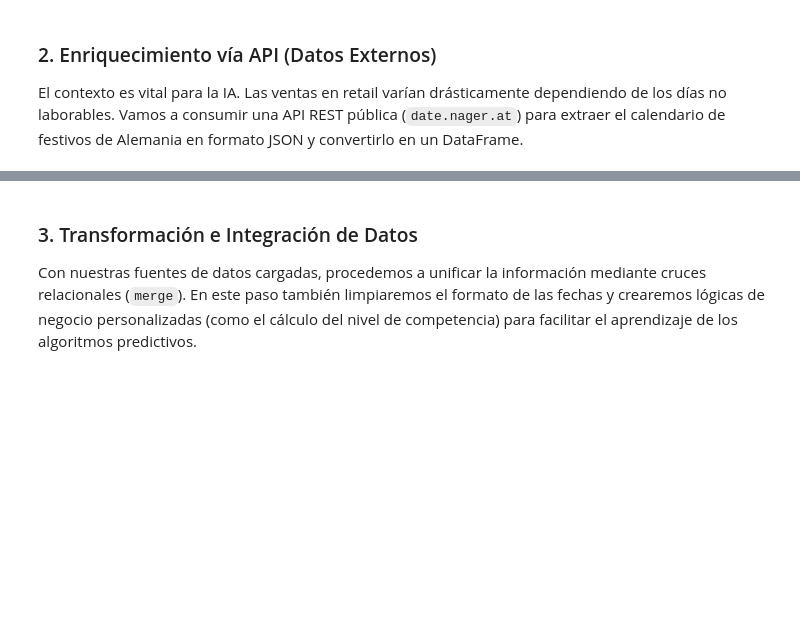
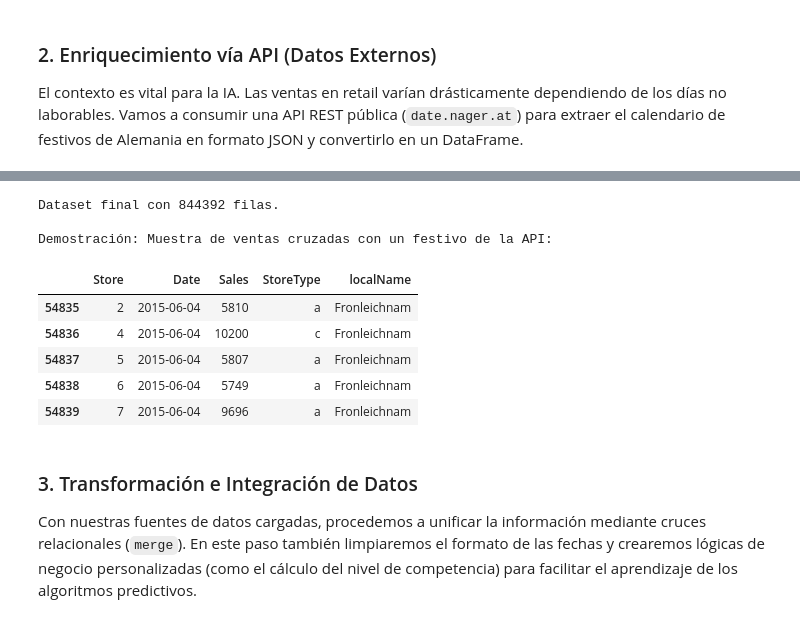
Before and after one commit to pvalbla/prediccion_ventas_supermercados, a Jupyter notebook: notebooks/01_exploracion.ipynb, the cells around one changed output, grey strips where cells are left out. Drawn from its saved outputs; the diff is of its cells as text; code cells hidden in the pictures; blank space fills up the shorter version.

```diff
--- a/notebooks/01_exploracion.ipynb
+++ b/notebooks/01_exploracion.ipynb
@@ -67,3 +67,43 @@ Obteniendo calendario de festivos de Alemania (API)...
+# %%
+# Cruce de datos
+df_master_demo = pd.merge(df_ventas, df_tiendas, on='Store', how='left')
+
+# Preparación de la Key para el cruce
+# Aseguramos que las fechas en ambos dataframes
+df_master_demo['Date'] = pd.to_datetime(df_master_demo['Date'])
+df_festivos['date'] = pd.to_datetime(df_festivos['date'])
+
+# Cruce con los datos de la API
+df_cruce_final = pd.merge(
+    df_master_demo,
+    df_festivos[['date', 'localName']],
+    left_on='Date',
+    right_on='date',
+    how='left'
+)
+
+# Limpieza visual
+df_cruce_final['localName'] = df_cruce_final['localName'].fillna('Día Laborable/Normal')
+
+# Eliminamos la columna duplicada de fecha que viene de la API
+df_cruce_final = df_cruce_final.drop(columns=['date'])
+
+print(f"Dataset final con {len(df_cruce_final)} filas.")
+
+# Visualización
+print("\nDemostración: Muestra de ventas cruzadas con un festivo de la API:")
+dias_festivos = df_cruce_final[df_cruce_final['localName'] != 'Día Laborable/Normal']
+display(dias_festivos[['Store', 'Date', 'Sales', 'StoreType', 'localName']].head(5))
+# %% [output]
+Dataset final con 844392 filas.
+
+Demostración: Muestra de ventas cruzadas con un festivo de la API:
+|  | Store | Date | Sales | StoreType | localName |
+| 54835 | 2 | 2015-06-04 | 5810 | a | Fronleichnam |
+| 54836 | 4 | 2015-06-04 | 10200 | c | Fronleichnam |
+| 54837 | 5 | 2015-06-04 | 5807 | a | Fronleichnam |
+| 54838 | 6 | 2015-06-04 | 5749 | a | Fronleichnam |
+| 54839 | 7 | 2015-06-04 | 9696 | a | Fronleichnam |
 # %% [markdown]
 ### 3. Transformación e Integración de Datos
 Con nuestras fuentes de datos cargadas, procedemos a unificar la información mediante cruces relacionales (`merge`). En este paso también limpiaremos el formato de las fechas y crearemos lógicas de negocio personalizadas (como el cálculo del nivel de competencia) para facilitar el aprendizaje de los algoritmos predictivos.
```
Also changed, not shown: parts of 9 cells of this notebook, 4 other files.
